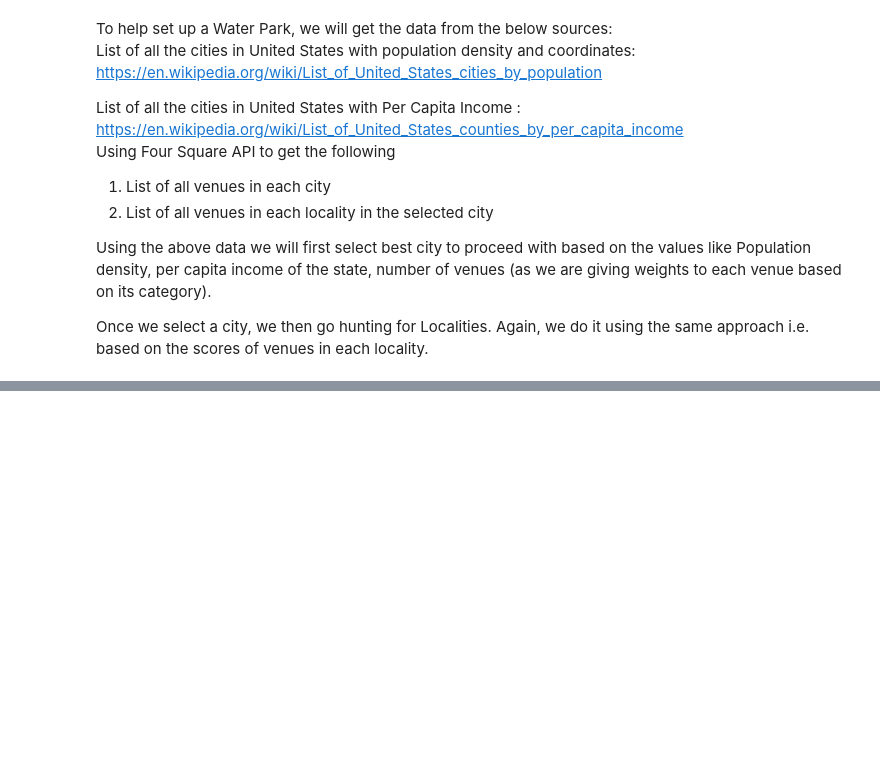
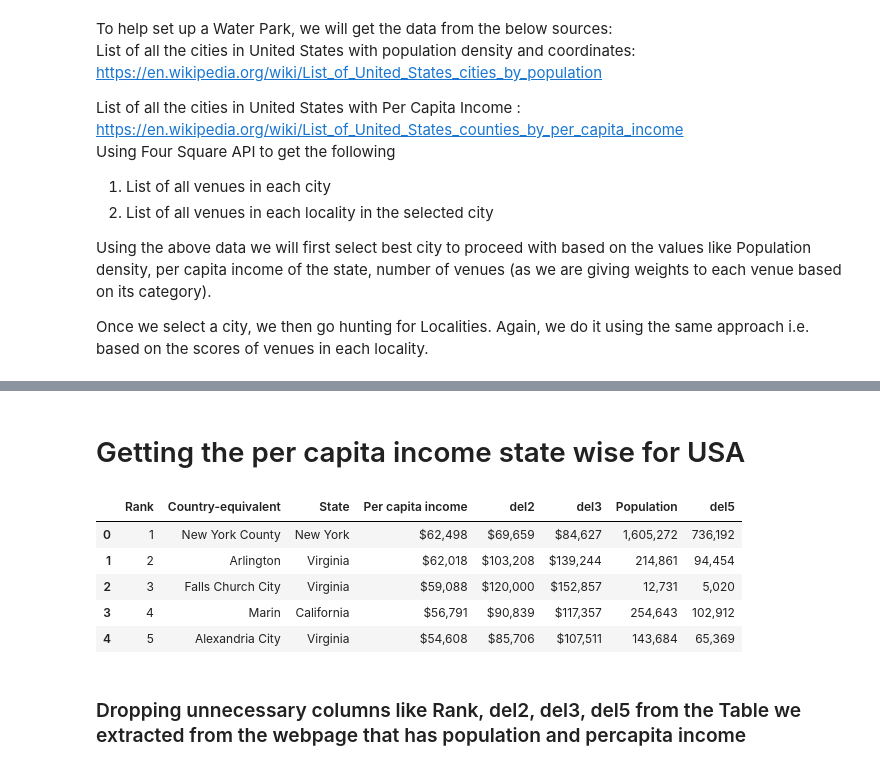
Before and after one commit to Besher-AR/github-example-Besher, a Jupyter notebook: Capstone-The Battle of Neighborhoods.ipynb, the cells around one changed output, grey strips where cells are left out. Cells and saved outputs as stored; diff of their text form; code cells hidden in the pictures; blank space fills up the shorter version.

```diff
--- a/Capstone-The Battle of Neighborhoods.ipynb
+++ b/Capstone-The Battle of Neighborhoods.ipynb
@@ -39,0 +173,27 @@ Once we select a city, we then go hunting for Localities. Again, we do it using
+# %% [markdown]
+# Getting the per capita income state wise for USA
+# %%
+link1 = 'https://en.wikipedia.org/wiki/List_of_United_States_counties_by_per_capita_income'
+page1 = requests.get(link1)
+soup1 = BeautifulSoup(page1.text)
+# %%
+table = soup1.find_all('table')[2]
+# %%
+table_rows = table.find_all('tr')
+res = []
+for tr in table_rows:
+    td = tr.find_all('td')
+    row = [tr.text.strip() for tr in td if tr.text.strip()]
+    if row:
+        res.append(row)
+df_state = pd.DataFrame(res, columns=["Rank", "Country-equivalent", "State", "Per capita income", "del2", "del3", "Population", "del5"])
+df_state.head()
+# %% [output]
+|  | Rank | Country-equivalent | State | Per capita income | del2 | del3 | Population | del5 |
+| 0 | 1 | New York County | New York | $62,498 | $69,659 | $84,627 | 1,605,272 | 736,192 |
+| 1 | 2 | Arlington | Virginia | $62,018 | $103,208 | $139,244 | 214,861 | 94,454 |
+| 2 | 3 | Falls Church City | Virginia | $59,088 | $120,000 | $152,857 | 12,731 | 5,020 |
+| 3 | 4 | Marin | California | $56,791 | $90,839 | $117,357 | 254,643 | 102,912 |
+| 4 | 5 | Alexandria City | Virginia | $54,608 | $85,706 | $107,511 | 143,684 | 65,369 |
+# %% [markdown]
+### Dropping unnecessary columns like Rank, del2, del3, del5 from the Table we extracted from the webpage that has population and percapita income
```
Also changed, not shown: parts of 62 cells of this notebook.
